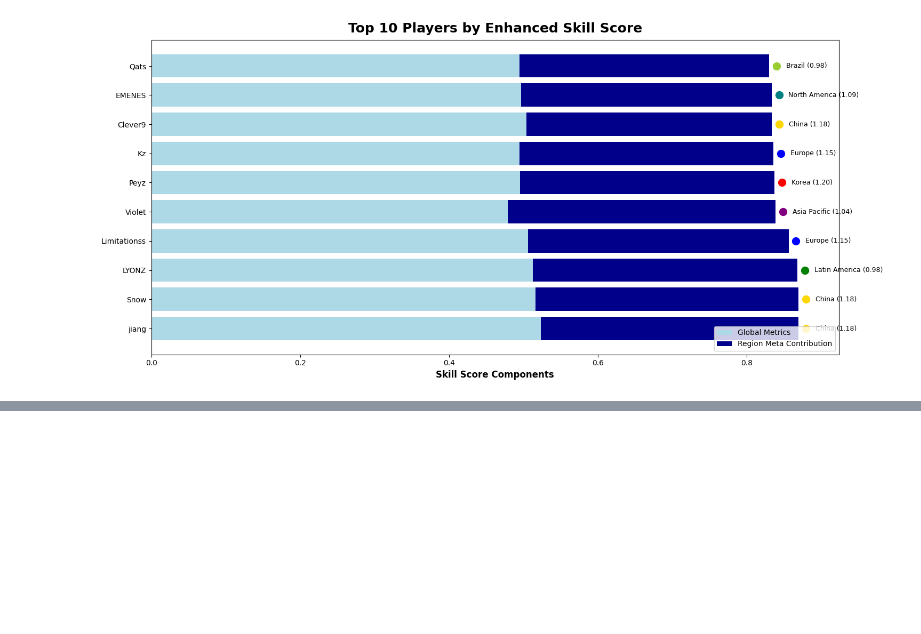
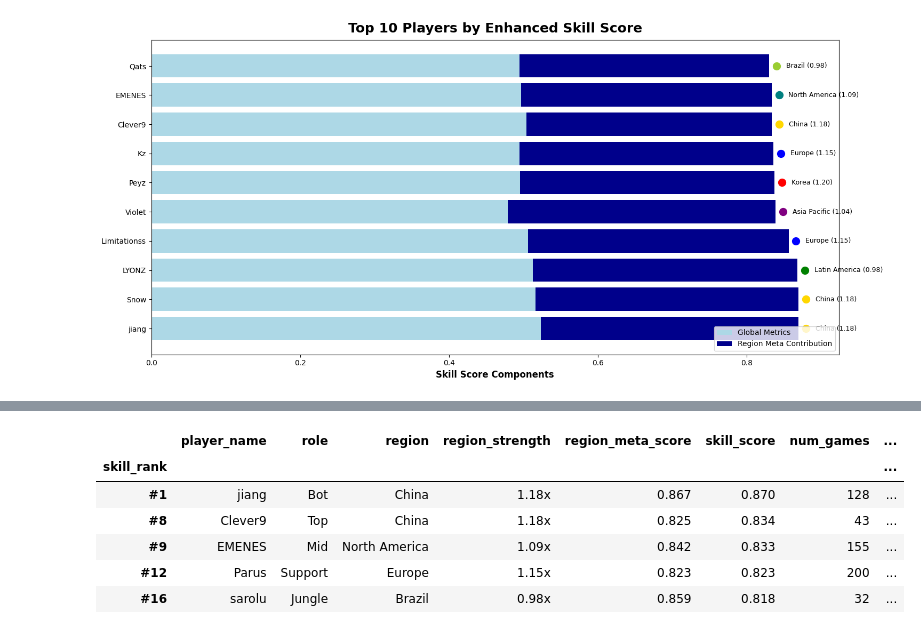
Before and after one commit to ARTHURVANBELLE/AI_LAB_MA1, a Jupyter notebook: models/2_models_features_importance.ipynb, the cells around one changed output, grey strips where cells are left out. Saved outputs shown, nothing was run; the diff lists cells and outputs as text; code cells hidden in the pictures; blank space fills up the shorter version.

```diff
--- a/models/2_models_features_importance.ipynb
+++ b/models/2_models_features_importance.ipynb
@@ -908,0 +1277,85 @@ visualize_enhanced_rankings_with_meta(enhanced_rankings)
+# %%
+def get_top_5_best_players(rankings_df, importance_by_role=None):
+    """
+    Get the top player from each role according to skill rankings,
+    and include their top 3 important stats based on role analysis.
+
+    Args:
+        rankings_df: DataFrame with enhanced player rankings
+        importance_by_role: DataFrame with information about important stats by role
+
+    Returns:
+        DataFrame with the top player from each role and their important stats
+    """
+    # Initialize a DataFrame to store the best players
+    best_players = pd.DataFrame()
+
+    # Get the top player for each role
+    for role in ['Top', 'Jungle', 'Mid', 'Bot', 'Support']:
+        role_players = rankings_df[rankings_df['role'] == role]
+        if not role_players.empty:
+            # Get the player with the lowest skill_rank (highest ranking)
+            best_player = role_players.sort_values('skill_rank').iloc[0:1]
+
+            # Add top 3 important stats for this role if available
+            if importance_by_role is not None:
+                role_stats = importance_by_role[importance_by_role['Role'] == role]
+                if not role_stats.empty:
+                    top_stats = role_stats.iloc[0]['Top 3 Stats']
+                    for i, stat in enumerate(top_stats[:3], 1):
+                        best_player[f'Important Stat {i}'] = stat
+
+            best_players = pd.concat([best_players, best_player])
+
+    # Sort by skill_rank for display
+    best_players = best_players.sort_values('skill_rank')
+
+    return best_players
+
+# Get the top 5 players with their important stats
+top_5_team = get_top_5_best_players(enhanced_rankings, importance_by_role)
+
+# Custom display function with additional columns
+def display_enhanced_rankings_with_stats(rankings, top_n=40):
+    """
+    Display enhanced rankings with clear region and meta score information,
+    including important stats.
+    """
+    display_cols = [
+        'skill_rank', 'player_name', 'role', 'region',
+        'region_strength', 'Important Stat 1', 'Important Stat 2', 'Important Stat 3',
+        'skill_score', 'num_games', 'avg_win_probability', 'actual_win_rate'
+    ]
+
+    # Keep only columns that exist in the DataFrame
+    display_cols = [col for col in display_cols if col in rankings.columns]
+
+    # Format the output
+    display_df = rankings[display_cols].head(top_n).copy()
+
+    # Add rank column prefix
+    display_df['skill_rank'] = display_df['skill_rank'].apply(lambda x: f"#{int(x)}")
+
+    # Format percentages
+    for col in ['skill_score', 'avg_win_probability', 'actual_win_rate']:
+        if col in display_df.columns:
+            display_df[col] = display_df[col].apply(lambda x: f"{x:.3f}" if pd.notnull(x) else "N/A")
+
+    # Format region strength
+    if 'region_strength' in display_df.columns:
+        display_df['region_strength'] = display_df['region_strength'].apply(
+            lambda x: f"{x:.2f}x" if pd.notnull(x) else "N/A"
+        )
+
+    return display_df.set_index('skill_rank')
+
+# Display the results with important stats
+display_enhanced_rankings_with_stats(top_5_team, top_n=5)
+# %% [output]
+|  | player_name | role | region | region_strength | region_meta_score | skill_score | num_games | ... |
+| skill_rank |  |  |  |  |  |  |  | ... |
+| #1 | jiang | Bot | China | 1.18x | 0.867 | 0.870 | 128 | ... |
+| #8 | Clever9 | Top | China | 1.18x | 0.825 | 0.834 | 43 | ... |
+| #9 | EMENES | Mid | North America | 1.09x | 0.842 | 0.833 | 155 | ... |
+| #12 | Parus | Support | Europe | 1.15x | 0.823 | 0.823 | 200 | ... |
+| #16 | sarolu | Jungle | Brazil | 0.98x | 0.859 | 0.818 | 32 | ... |
```
Also changed, not shown: parts of 11 cells of this notebook.
